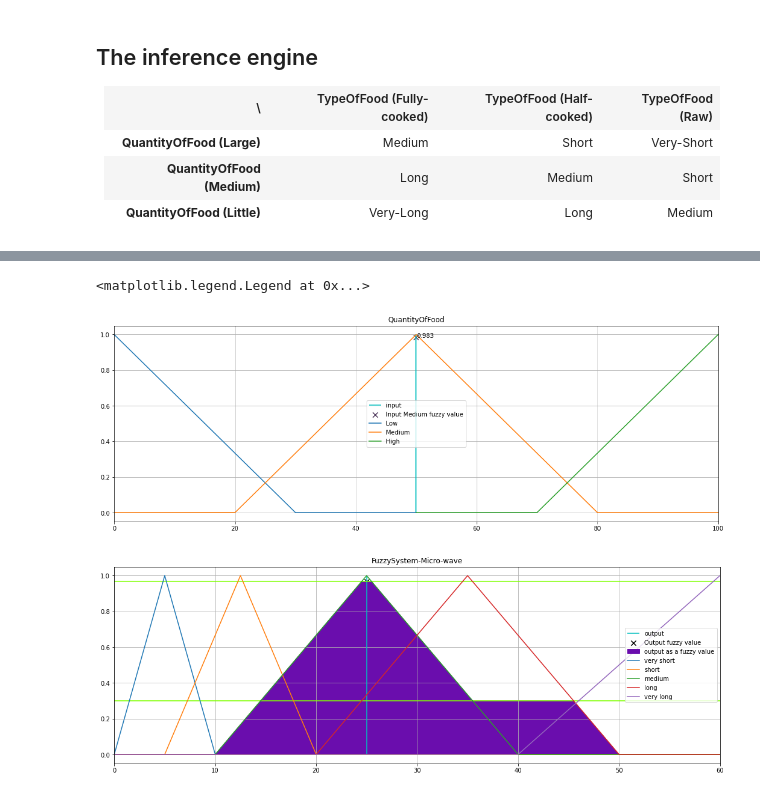
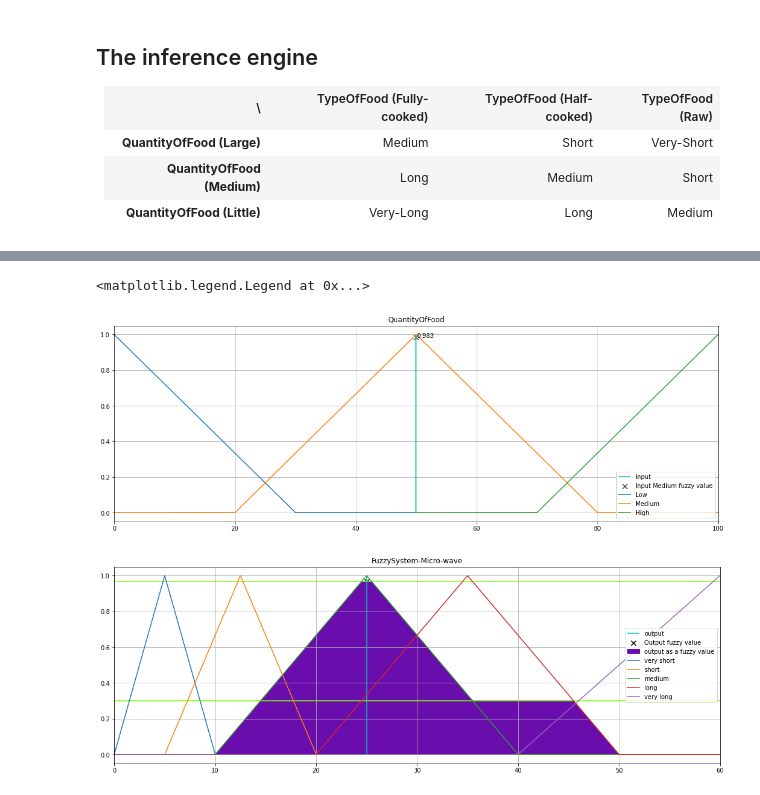
Before and after one commit to jacksonchen1998/2022-NYCU-Fuzzy-System, a Jupyter notebook: Micro-wave Fuzzy System.ipynb, the cells around one changed output, grey strips where cells are left out. Drawn from its saved outputs; the diff is of its cells as text; code cells hidden in the pictures.

```diff
--- a/Micro-wave Fuzzy System.ipynb
+++ b/Micro-wave Fuzzy System.ipynb
@@ -320,26 +320,26 @@ plt.legend(loc="best")
 # %%
 quantityValueMedium = Rule2_M[1, np.isclose(degree, Rule2_M[0], atol=5e-1)][0]
 
 plt.figure(figsize=(18, 6))
 ## the input
 plt.vlines(degree, 0, 1, colors='c', label='input')
 
 ## the fuzzy values for input
 plt.scatter(degree, quantityValueMedium, marker='x', color='#543E61', label='Input Medium fuzzy value', s=70)
 plt.annotate(np.round(quantityValueMedium, 3), (degree + 0.1, quantityValueMedium))
 
 ## plotting the rules
 plt.plot(Rule2_L[0], Rule2_L[1], label='Low')
 plt.plot(Rule2_M[0], Rule2_M[1], label='Medium')
 plt.plot(Rule2_H[0], Rule2_H[1], label='High')
 plt.xlim(0, 100)
 plt.grid()
 plt.title('QuantityOfFood')
 
-plt.legend(loc="best")
+plt.legend(loc="lower right")
 # %% [output]
 <matplotlib.legend.Legend at 0x...>
-[figure, old version]
+[figure, new version]
 # %%
 cooktime = 25
 
```
Also changed, not shown: parts of 1 cell of this notebook.
